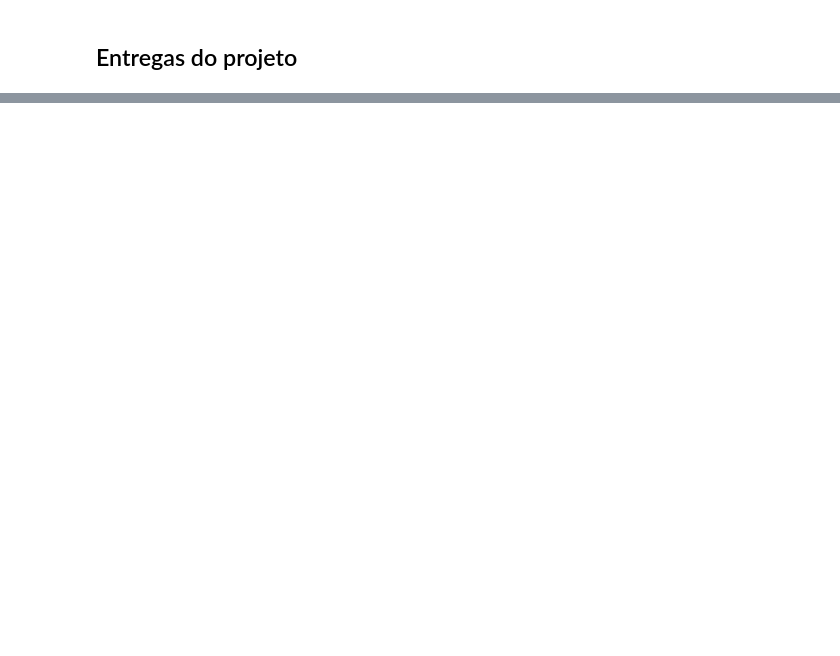
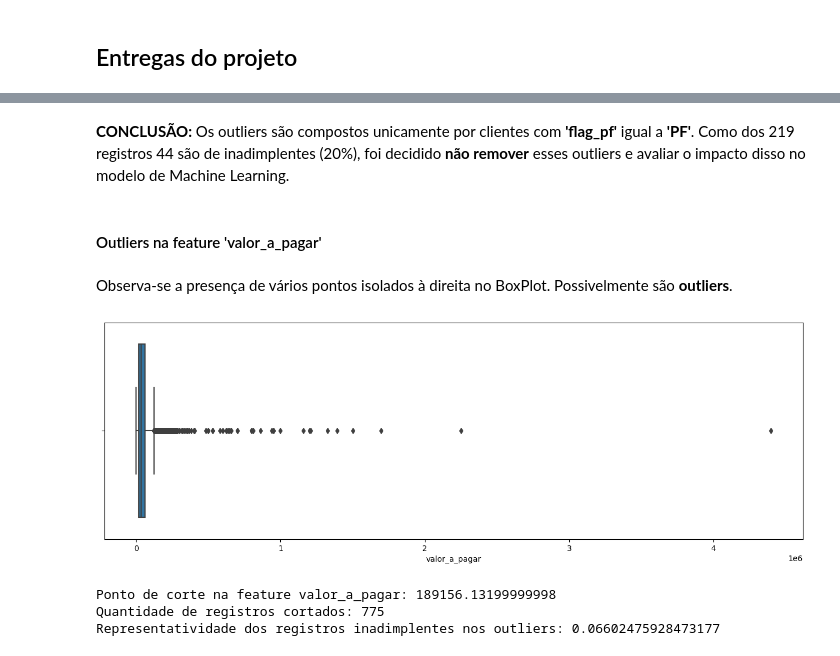
Before and after one commit to faustomfc/score_credit_prediction, a Jupyter notebook: score_credit_prediction_v1.ipynb, the cells around one changed output, grey strips where cells are left out. Cells and saved outputs as stored; diff of their text form; code cells hidden in the pictures; blank space fills up the shorter version.

```diff
--- a/score_credit_prediction_v1.ipynb
+++ b/score_credit_prediction_v1.ipynb
@@ -53,0 +655,23 @@ Como resultado deste projeto, serão entregues:
+# %% [markdown]
+**CONCLUSÃO:** Os outliers são compostos unicamente por clientes com **'flag_pf'** igual a **'PF'**. Como dos 219 registros 44 são de inadimplentes (20%), foi decidido **não remover** esses outliers e avaliar o impacto disso no modelo de Machine Learning.
+# %% [markdown]
+#### Outliers na feature 'valor_a_pagar'
+# %% [markdown]
+Observa-se a presença de vários pontos isolados à direita no BoxPlot. Possivelmente são **outliers**.
+# %%
+plt.figure(figsize=[16, 5])
+sns.boxplot(x='valor_a_pagar', data=df1);
+# %% [output]
+[figure, added]
+# %%
+# Definindo o ponto de corte dos outliers pelo Percentile 99 (corte de 1% dos dados)
+corte = np.percentile(df1['valor_a_pagar'], 99)
+print('Ponto de corte na feature valor_a_pagar: {}'.format(corte))
+numero_pontos_cortados = df1.loc[df1['valor_a_pagar']>=corte, 'valor_a_pagar'].shape[0]
+print('Quantidade de registros cortados: {}'.format(numero_pontos_cortados))
+lista_outliers = df1.loc[df1['valor_a_pagar']>=corte, 'inadimplente'].value_counts().to_list()
+print('Representatividade dos registros inadimplentes nos outliers: {}'.format(lista_outliers[1]/lista_outliers[0]))
+# %% [output]
+Ponto de corte na feature valor_a_pagar: 189156.13199999998
+Quantidade de registros cortados: 775
+Representatividade dos registros inadimplentes nos outliers: 0.06602475928473177
```
Also changed, not shown: parts of 158 cells of this notebook, 20 other files.
